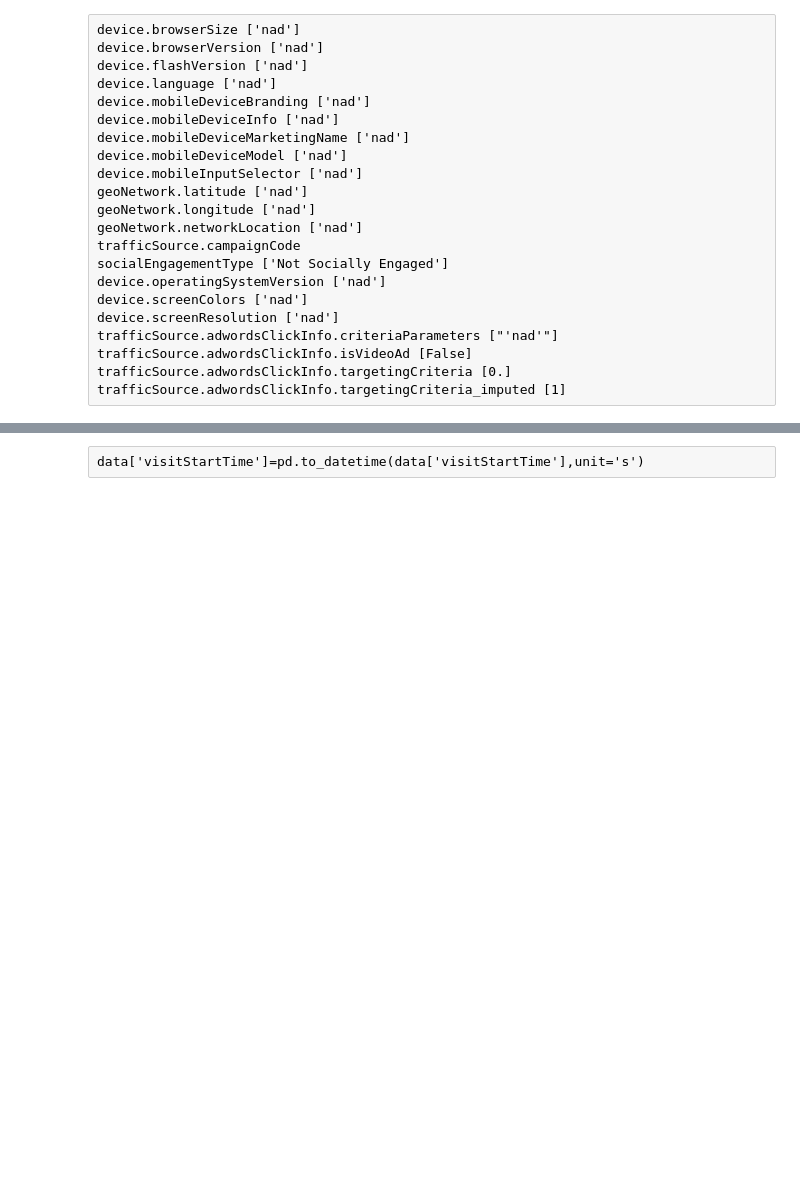
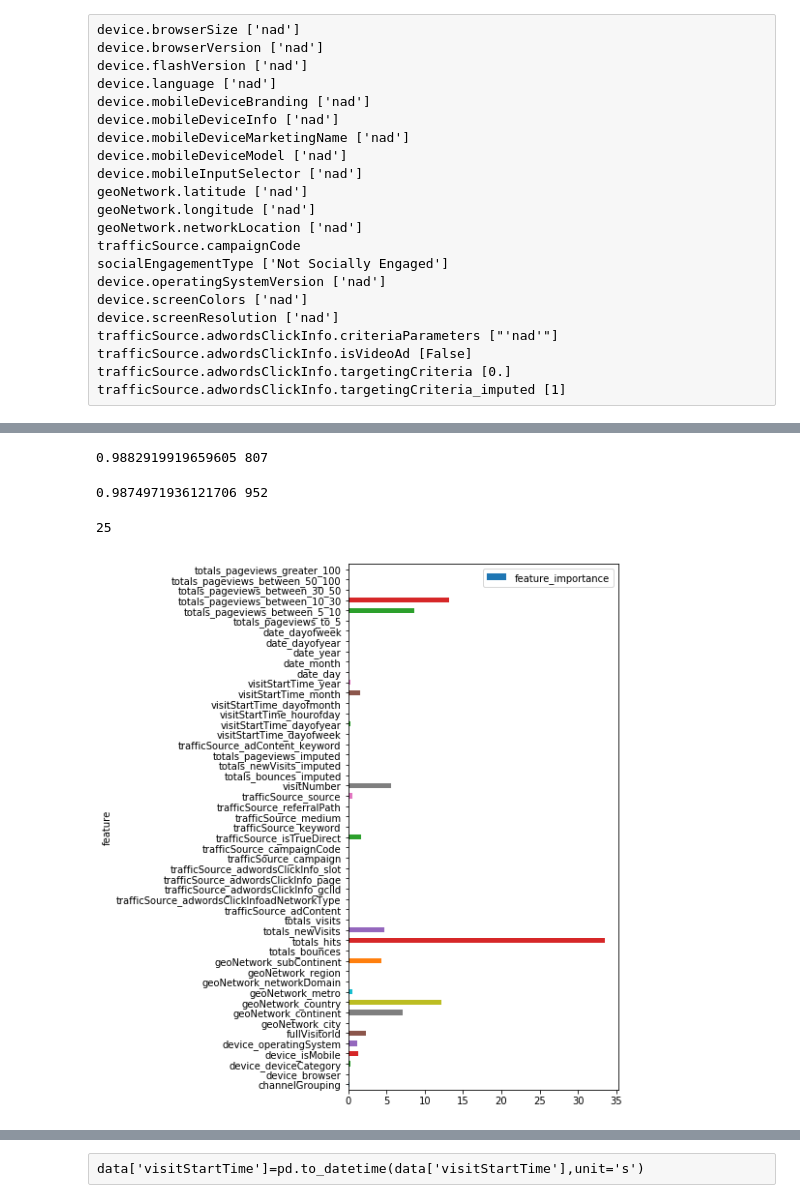
Before and after one commit to hagusta/kaggle_google_analytics_customer_revenue_prediction, a Jupyter notebook: data_prep.ipynb, the cells around one changed output, grey strips where cells are left out. Cells and saved outputs as stored; diff of their text form; code cells hidden in the pictures; blank space fills up the shorter version.

```diff
--- a/data_prep.ipynb
+++ b/data_prep.ipynb
@@ -34,0 +515,8 @@ data=data.replace({'(not provided)':'(np)'},regex=True) # np = not provided
+# %%
+metric='AUC'
+arg=params
+run_time='blah'
+#(datetime.now()).strftime('%Y%m%d%H%M')
+trainP3=Pool(xtrain3,ytrain3,cat_features=category_features_idx)
+testP3=Pool(xtest3,ytest3,cat_features=category_features_idx)
+bst3,res=fit(params=arg,dtrain=trainP3,dtest=testP3,n_estimators=2000,seed=13,run_time=run_time)
@@ -34,0 +543,8 @@ data=data.replace({'(not provided)':'(np)'},regex=True) # np = not provided
+# %%
+print(np.max(acc['Accuracy']),np.argmax(acc['Accuracy']))
+# %% [output]
+0.9882919919659605 807
+# %%
+print(np.max(acc['AUC']),np.argmax(acc['AUC']))
+# %% [output]
+0.9874971936121706 952
@@ -34,0 +554,10 @@ data=data.replace({'(not provided)':'(np)'},regex=True) # np = not provided
+# %%
+((ytest.totals_transactionRevenue==yhat)&(ytest.totals_transactionRevenue==1)).sum()
+# %% [output]
+25
+# %%
+feature_importance=pd.DataFrame({'feature':features,'feature_importance':bst3.feature_importances_})
+feature_importance.plot.barh(x='feature',y='feature_importance',figsize=(5,10))
+plt.show()
+# %% [output]
+[figure, added]
```
Also changed, not shown: parts of 104 cells of this notebook, 1 other file.
